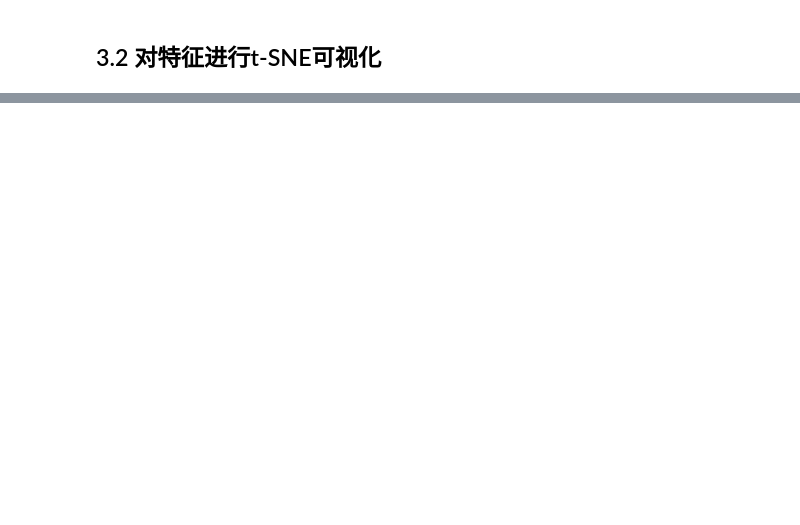
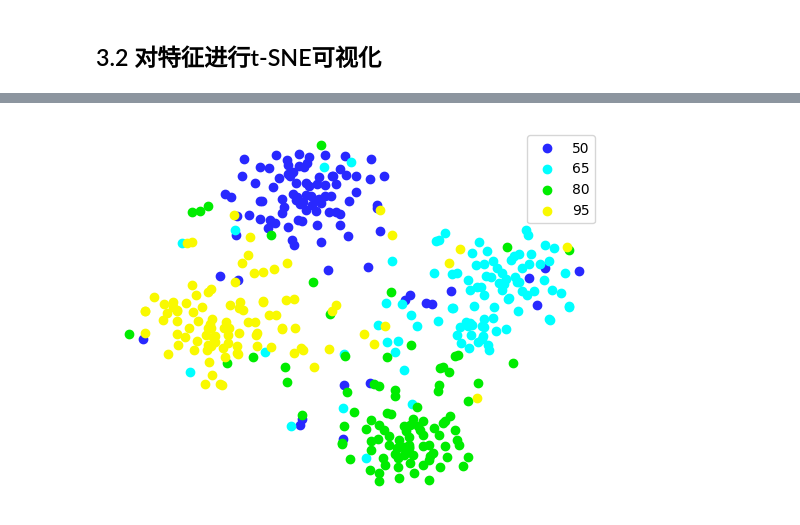
Before and after one commit to BlacknoSheep/CIL, a Jupyter notebook: examples/t-SNE.ipynb, the cells around one changed output, grey strips where cells are left out. Cells and saved outputs as stored; diff of their text form; code cells hidden in the pictures; blank space fills up the shorter version.

```diff
--- a/examples/t-SNE.ipynb
+++ b/examples/t-SNE.ipynb
@@ -115,0 +142,5 @@ array([[1, 2],
+# %%
+# 对特征向量使用norm
+do_tsne(select_classes, colors, pre_norm=True)
+# %% [output]
+[figure, added]
```
Also changed, not shown: parts of 22 cells of this notebook, 2 other files.
